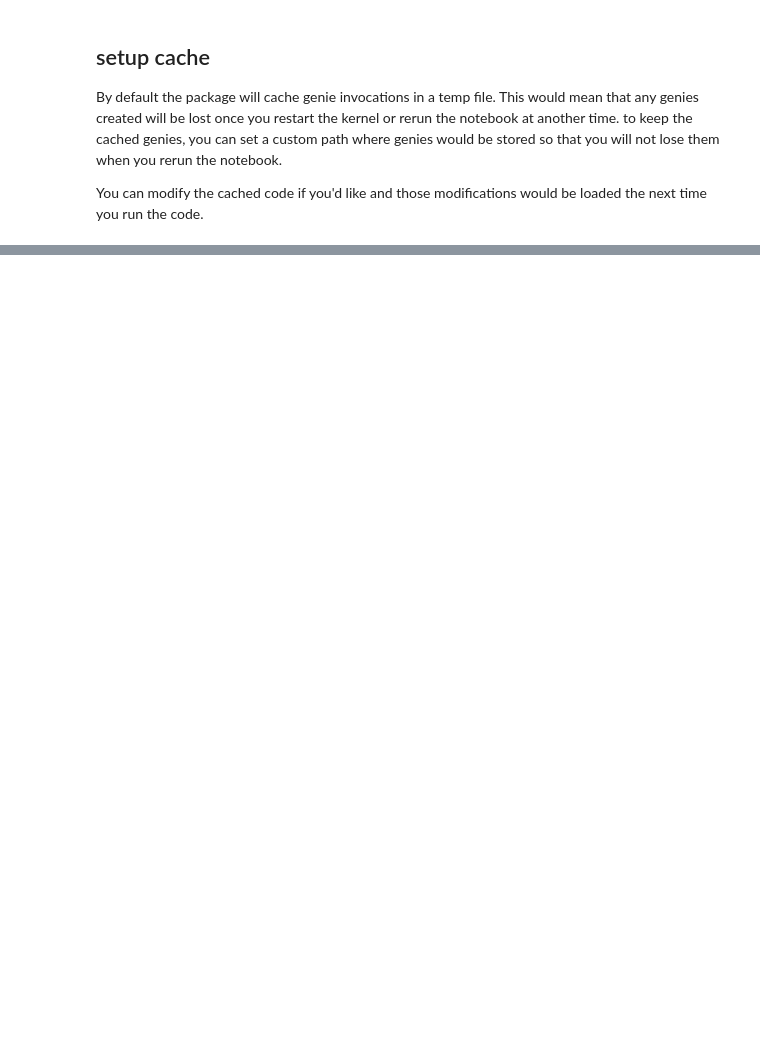
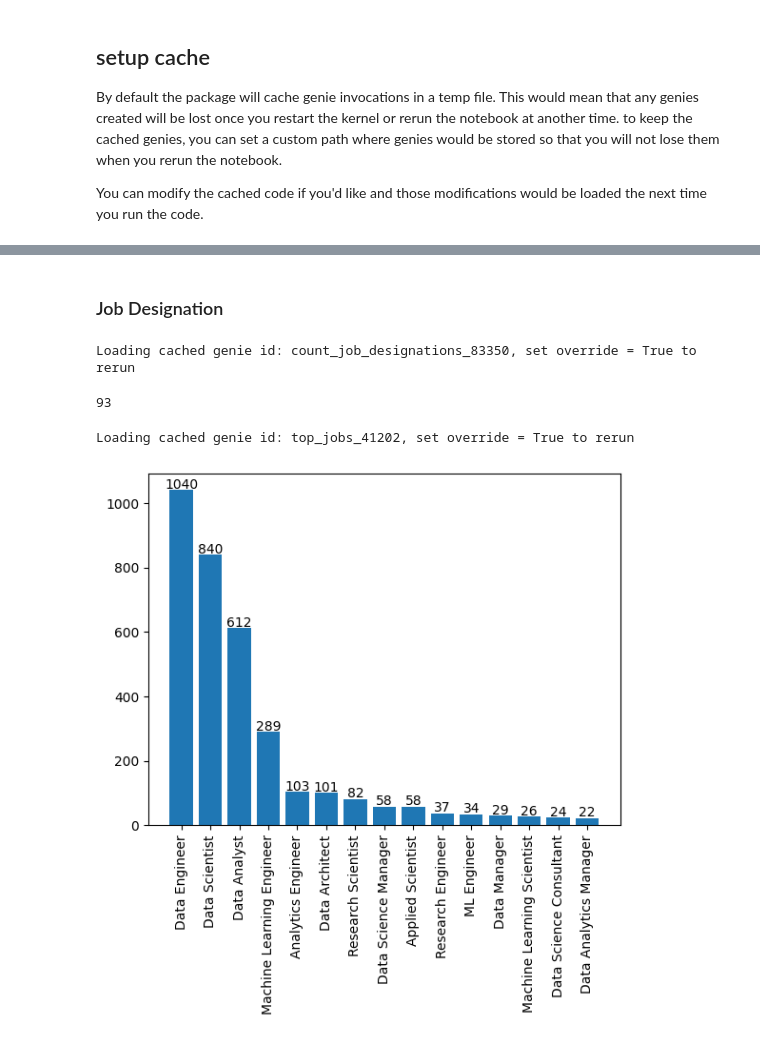
Before and after one commit to thismlguy/code-genie, a Jupyter notebook: docs/notebooks/Starter.ipynb, the cells around one changed output, grey strips where cells are left out. Cells and saved outputs as stored; diff of their text form; code cells hidden in the pictures; blank space fills up the shorter version.

```diff
--- a/docs/notebooks/Starter.ipynb
+++ b/docs/notebooks/Starter.ipynb
@@ -59,4 +75,4 @@ df.head()
 # %%
 # create genie instance on this df
-genie = Genie(inputs={"df": df}, cache_dir=CACHE_DIR)
+genie = Genie(data=df, cache_dir=CACHE_DIR)
 # %% [markdown]
@@ -118,0 +183,15 @@ def high_earners(df):
+# %% [markdown]
+### Job Designation
+# %%
+genie.plz("how many distinct kinds of job designations are there?").result
+# %% [output]
+Loading cached genie id: count_job_designations_83350, set override = True to rerun
+93
+# %%
+genie.plz(["get top 15 most frequently occuring job designations",
+           "make a bar chart of these designations along with count",
+           "rotate labels of bar chart 90 degrees",
+           "print the count on top of each bar"]).result
+# %% [output]
+Loading cached genie id: top_jobs_41202, set override = True to rerun
+[figure, added]
```
Also changed, not shown: parts of 54 cells of this notebook, 25 other files.
